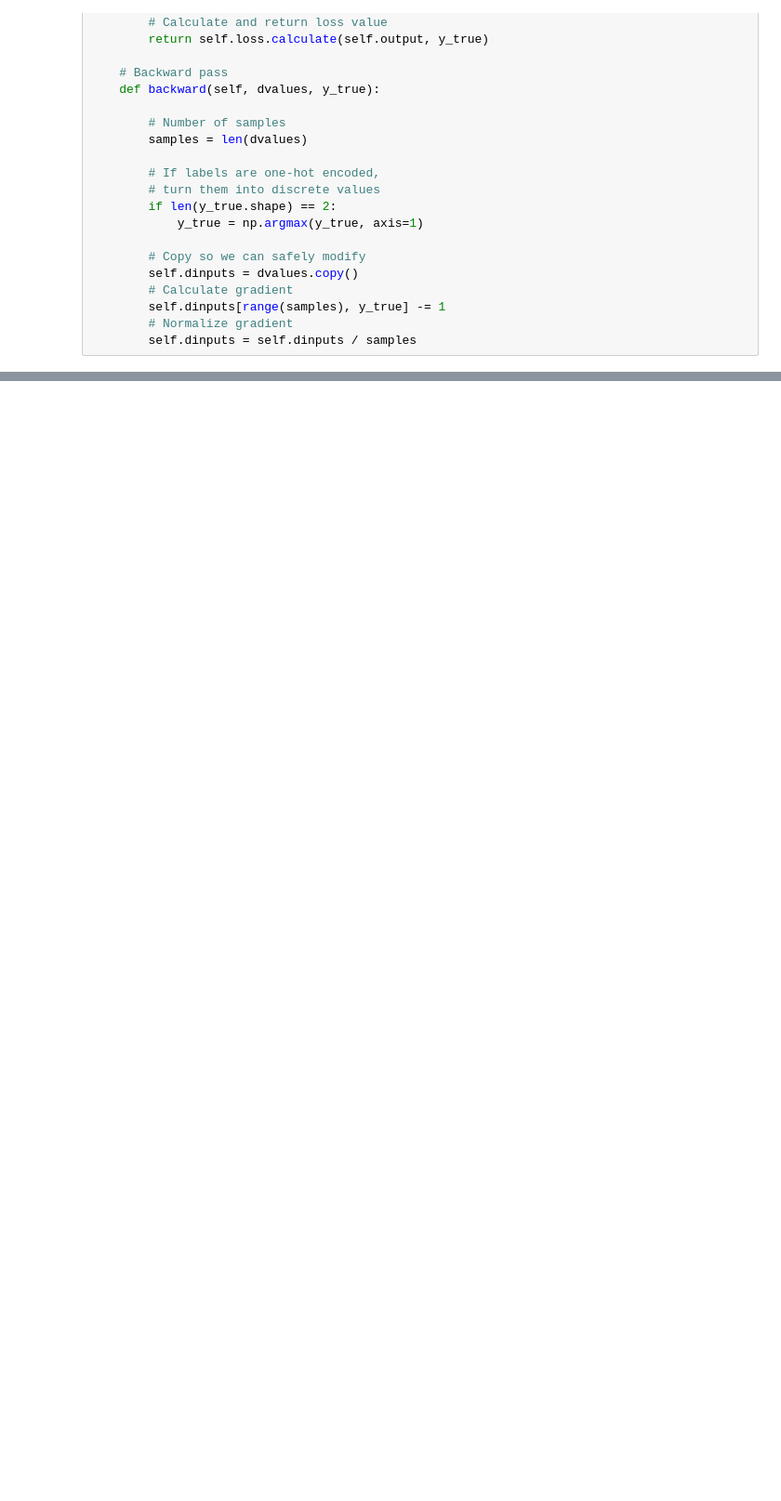
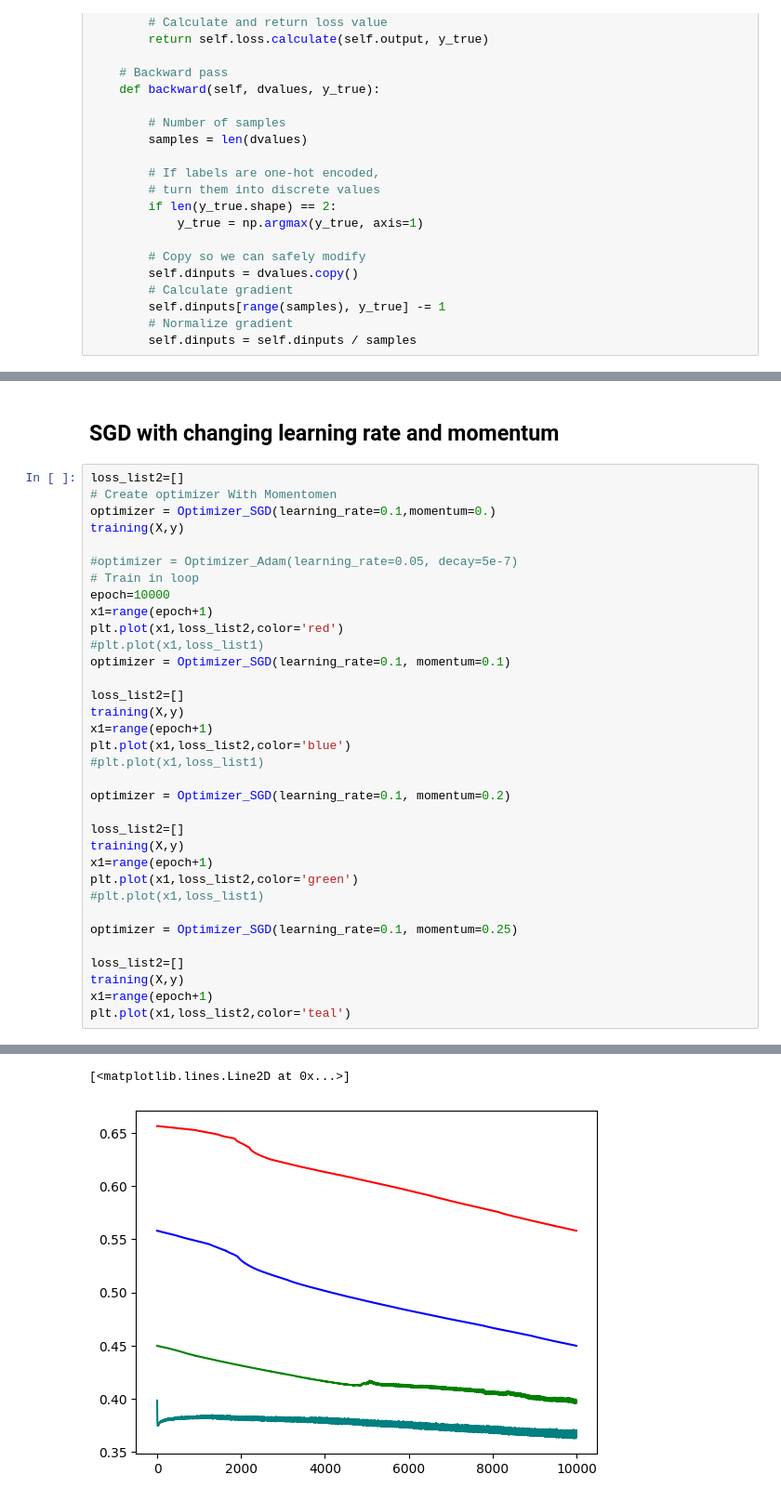
Before and after one commit to Anjali2201/Deep-Learning, a Jupyter notebook: Practical 5/Optimizers.ipynb, the cells around one changed output, grey strips where cells are left out. Shown at 93% size. Drawn from its saved outputs; the diff is of its cells as text; blank space fills up the shorter version.

```diff
--- a/Practical 5/Optimizers.ipynb
+++ b/Practical 5/Optimizers.ipynb
@@ -354,0 +632,37 @@ NameError: name 'loss_list1' is not defined
+# %% [markdown]
+## SGD with changing learning rate and momentum
+# %%
+loss_list2=[]
+# Create optimizer With Momentomen
+optimizer = Optimizer_SGD(learning_rate=0.1,momentum=0.)
+training(X,y)
+
+#optimizer = Optimizer_Adam(learning_rate=0.05, decay=5e-7)
+# Train in loop
+epoch=10000
+x1=range(epoch+1)
+plt.plot(x1,loss_list2,color='red')
+#plt.plot(x1,loss_list1)
+optimizer = Optimizer_SGD(learning_rate=0.1, momentum=0.1)
+
+loss_list2=[]
+training(X,y)
+x1=range(epoch+1)
+plt.plot(x1,loss_list2,color='blue')
+#plt.plot(x1,loss_list1)
+
+optimizer = Optimizer_SGD(learning_rate=0.1, momentum=0.2)
+
+loss_list2=[]
+training(X,y)
+x1=range(epoch+1)
+plt.plot(x1,loss_list2,color='green')
+#plt.plot(x1,loss_list1)
+
+optimizer = Optimizer_SGD(learning_rate=0.1, momentum=0.25)
+
+loss_list2=[]
+training(X,y)
+x1=range(epoch+1)
+plt.plot(x1,loss_list2,color='teal')
+# %% [output]
@@ -354,0 +686,2 @@ NameError: name 'loss_list1' is not defined
+[<matplotlib.lines.Line2D at 0x...>]
+[figure, added]
```
Also changed, not shown: parts of 32 cells of this notebook, 12 other files.
